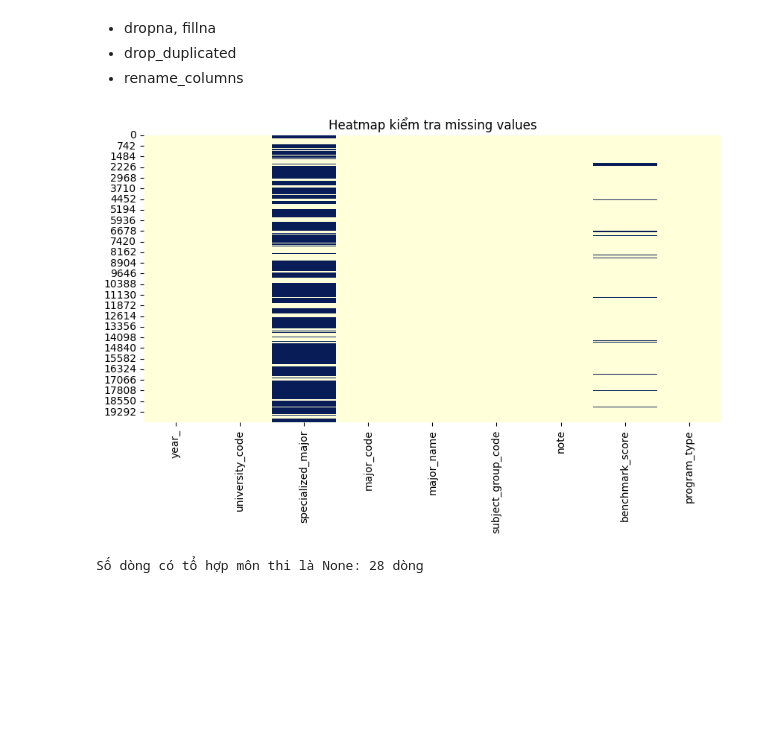
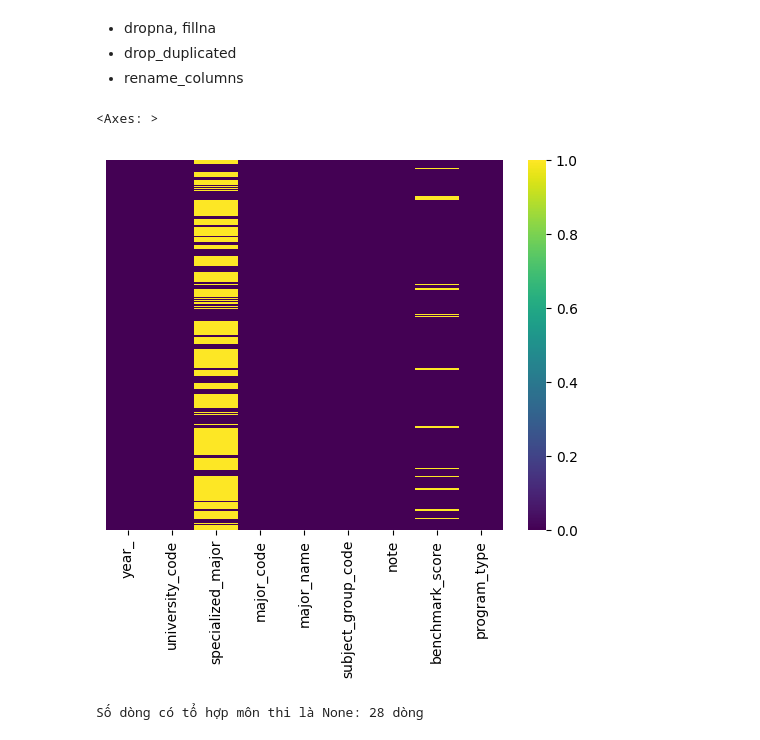
Before and after one commit to Le-AnV/group_7_final_python, a Jupyter notebook: notebooks/02_clean_data.ipynb, the cells around one changed output. Cells and saved outputs as stored; diff of their text form; code cells hidden in the pictures; blank space fills up the shorter version.

Commit message:
upload 03_visualization.ipynb, update 02_clean_data.ipynb

```diff
--- a/notebooks/02_clean_data.ipynb
+++ b/notebooks/02_clean_data.ipynb
@@ -325,12 +325,15 @@ df
 - drop_duplicated
 - rename_columns
 # %%
-plt.figure(figsize=(10, 5))
-sns.heatmap(df.isnull(), cbar=False, cmap='YlGnBu')
-plt.title('Heatmap kiểm tra missing values')
-plt.show()
+import seaborn as sns
+%matplotlib inline
+sns.heatmap(df.isna(),
+            yticklabels=False,
+            cbar=True,
+            cmap='viridis')
 # %% [output]
+<Axes: >
-[figure, old version]
+[figure, new version]
 # %%
 print(f"Số dòng có tổ hợp môn thi là None: {len(df[df['note'].isna()])} dòng")
 # %% [output]
```
Also changed, not shown: parts of 1 cell of this notebook, 1 other file.
